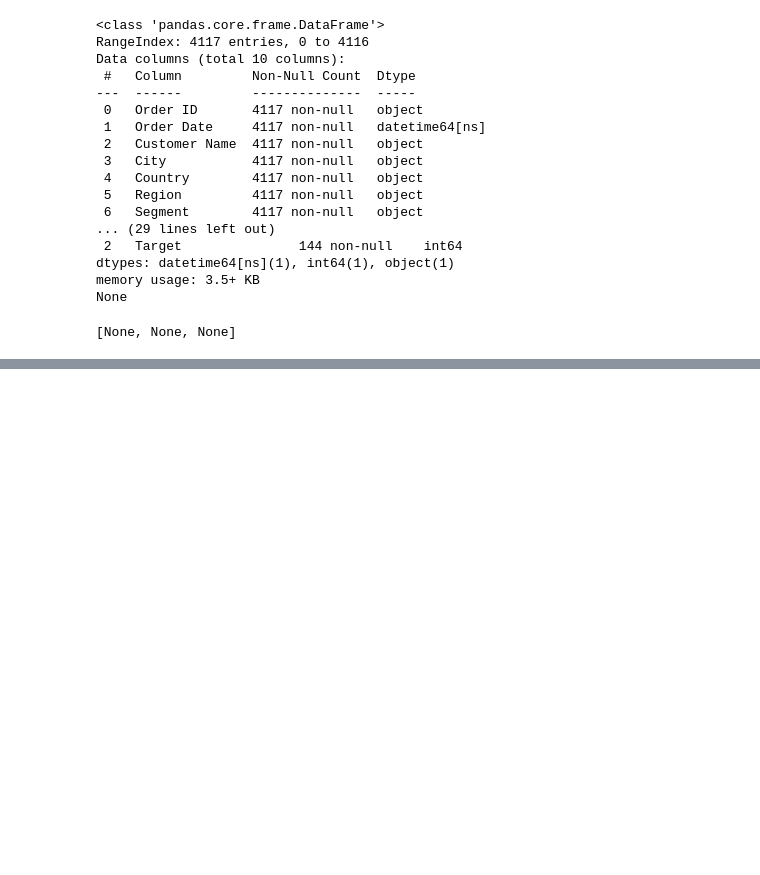
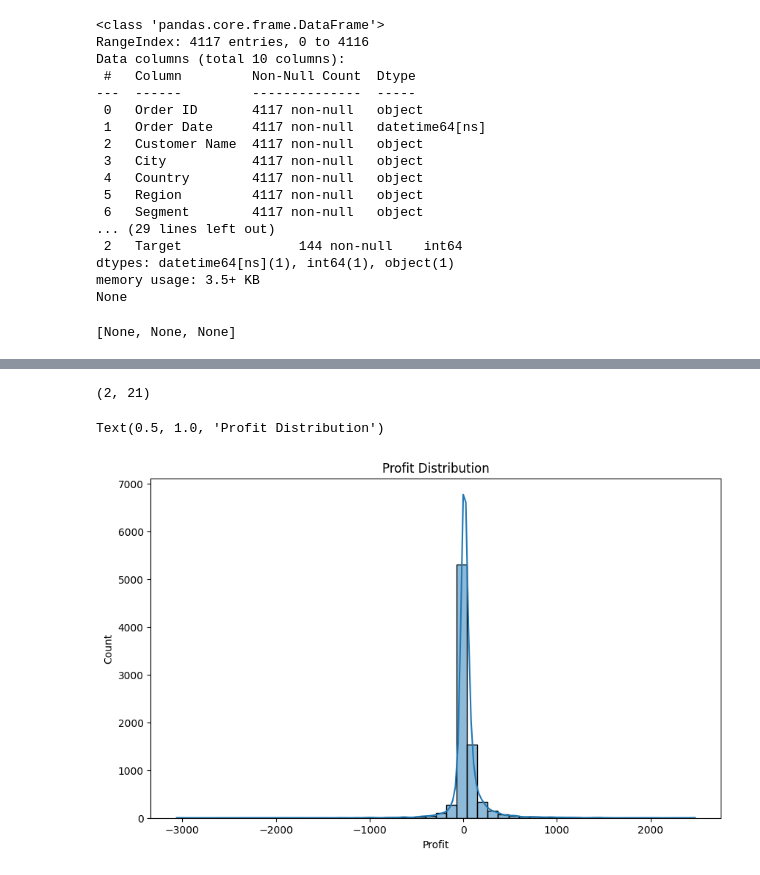
Before and after one commit to 3iraqi/discount-profit-dashboard, a Jupyter notebook: mart_EDA.ipynb, the cells around one changed output, grey strips where cells are left out. Cells and saved outputs as stored; diff of their text form; code cells hidden in the pictures; blank space fills up the shorter version.

```diff
--- a/mart_EDA.ipynb
+++ b/mart_EDA.ipynb
@@ -166,0 +343,3 @@ Name: count, dtype: int64
+# %%
+df['product_description'] = df['Product Name'].str.split(',', expand=True)[1].str.strip()
+df['Product Name']=df['Product Name'].str.split(',', expand=True)[0].str.strip()
@@ -166,0 +383,3 @@ Name: count, dtype: int64
+# %%
+df['price_after_dis']= (df['Sales'] / df['Quantity']).round(2)
+df['original_price'] = (df['price_after_dis'] / (1 - df['Discount'])).round(2)
@@ -166,0 +415,12 @@ Name: count, dtype: int64
+# %%
+df[df.Profit < -2000].shape
+# %% [output]
+(2, 21)
+# %%
+# profit histogram
+plt.figure(figsize=(10,6))
+sns.histplot(data=df, x='Profit', bins=50, kde=True)
+plt.title('Profit Distribution')
+# %% [output]
+Text(0.5, 1.0, 'Profit Distribution')
+[figure, added]
```
Also changed, not shown: parts of 40 cells of this notebook, 1 other file.
